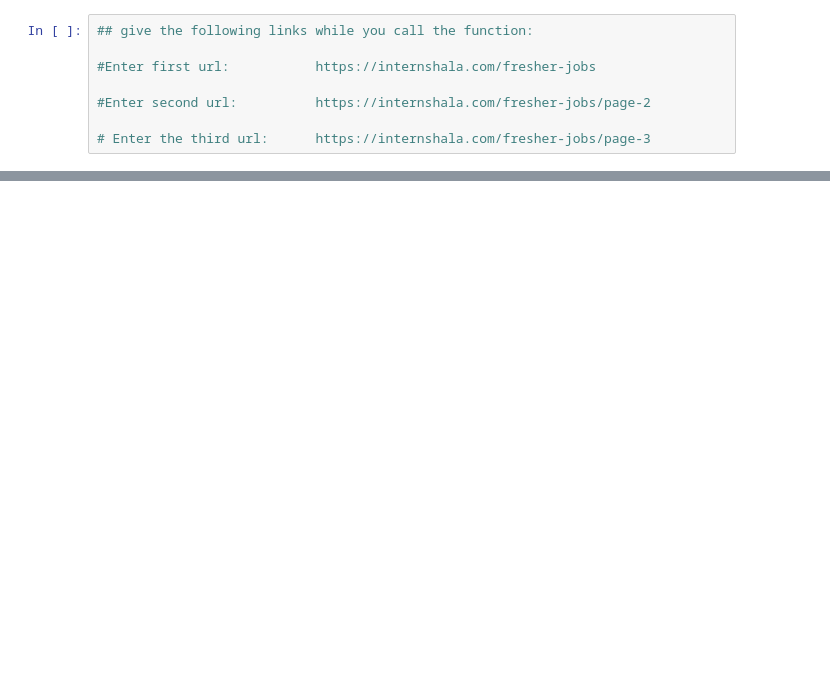
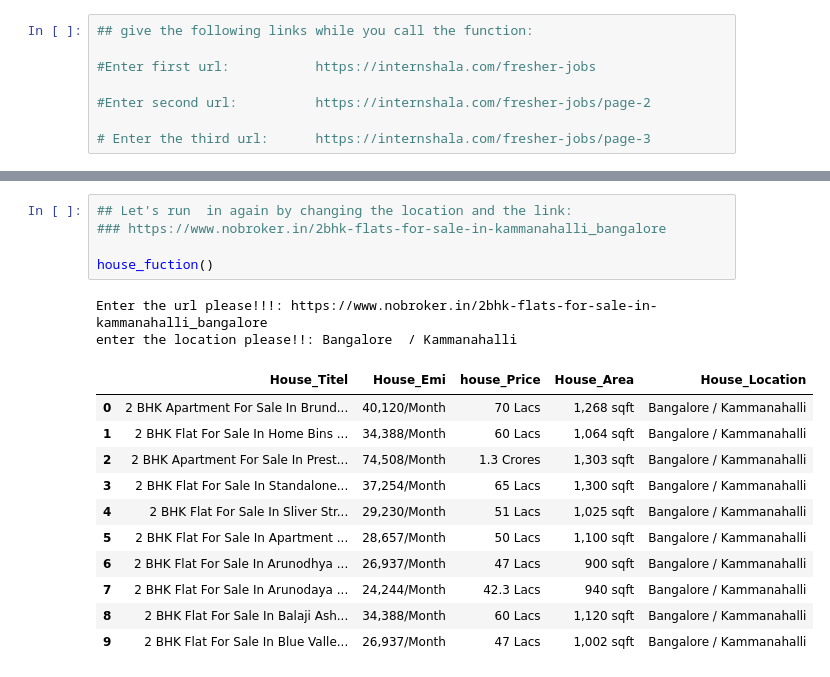
Before and after one commit to olivierla412/data_Camp, a Jupyter notebook: Scraping/Answers.ipynb, the cells around one changed output, grey strips where cells are left out. Cells and saved outputs as stored; diff of their text form; blank space fills up the shorter version.

```diff
--- a/Scraping/FlipRobo_Answers.ipynb
+++ b/Scraping/Answers.ipynb
@@ -890,0 +1036,19 @@ pwd
+# %%
+## Let's run  in again by changing the location and the link:
+### https://www.nobroker.in/2bhk-flats-for-sale-in-kammanahalli_bangalore
+
+house_fuction()
+# %% [output]
+Enter the url please!!!: https://www.nobroker.in/2bhk-flats-for-sale-in-kammanahalli_bangalore
+enter the location please!!: Bangalore  / Kammanahalli
+|  | House_Titel | House_Emi | house_Price | House_Area | House_Location |
+| 0 | 2 BHK Apartment For Sale In Brund... | 40,120/Month | 70 Lacs | 1,268 sqft | Bangalore / Kammanahalli |
+| 1 | 2 BHK Flat For Sale In Home Bins ... | 34,388/Month | 60 Lacs | 1,064 sqft | Bangalore / Kammanahalli |
+| 2 | 2 BHK Apartment For Sale In Prest... | 74,508/Month | 1.3 Crores | 1,303 sqft | Bangalore / Kammanahalli |
+| 3 | 2 BHK Flat For Sale In Standalone... | 37,254/Month | 65 Lacs | 1,300 sqft | Bangalore / Kammanahalli |
+| 4 | 2 BHK Flat For Sale In Sliver Str... | 29,230/Month | 51 Lacs | 1,025 sqft | Bangalore / Kammanahalli |
+| 5 | 2 BHK Flat For Sale In Apartment ... | 28,657/Month | 50 Lacs | 1,100 sqft | Bangalore / Kammanahalli |
+| 6 | 2 BHK Flat For Sale In Arunodhya ... | 26,937/Month | 47 Lacs | 900 sqft | Bangalore / Kammanahalli |
+| 7 | 2 BHK Flat For Sale In Arunodaya ... | 24,244/Month | 42.3 Lacs | 940 sqft | Bangalore / Kammanahalli |
+| 8 | 2 BHK Flat For Sale In Balaji Ash... | 34,388/Month | 60 Lacs | 1,120 sqft | Bangalore / Kammanahalli |
+| 9 | 2 BHK Flat For Sale In Blue Valle... | 26,937/Month | 47 Lacs | 1,002 sqft | Bangalore / Kammanahalli |
```
Also changed, not shown: parts of 17 cells of this notebook, 3 other files.
